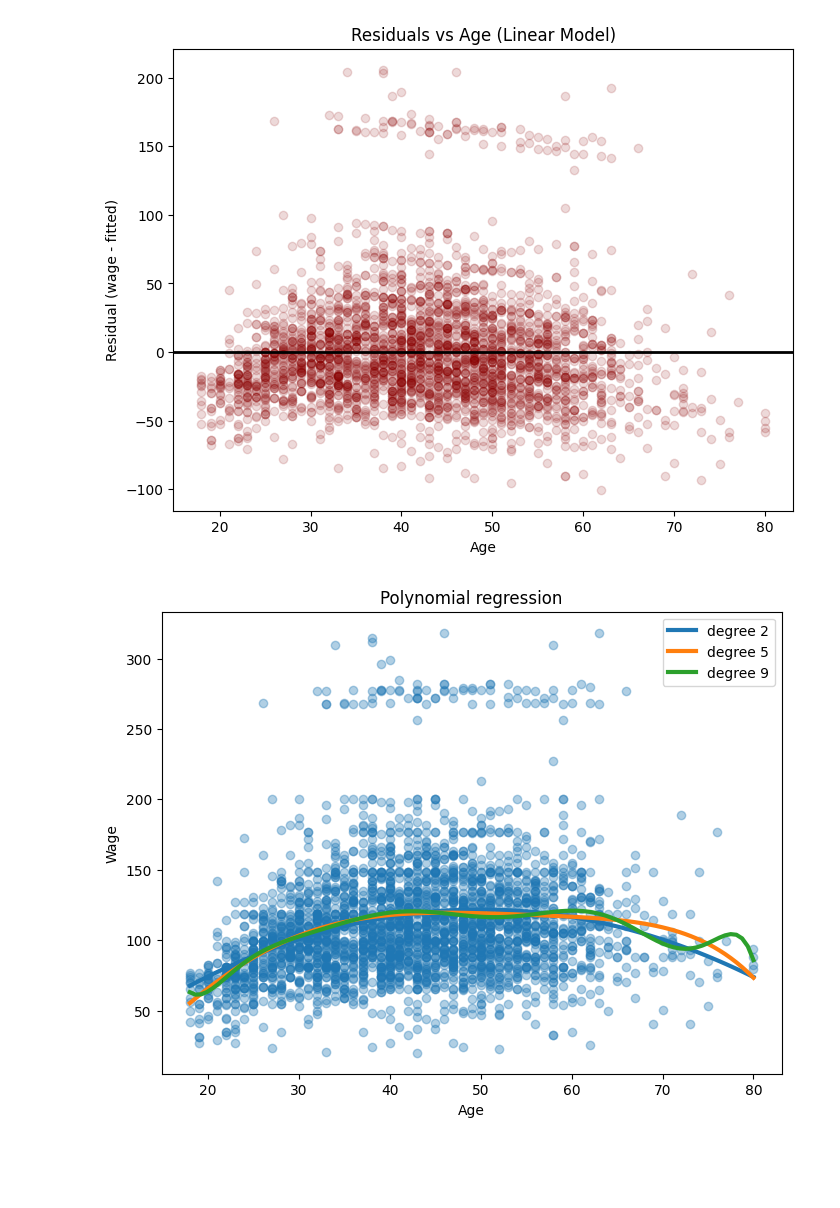
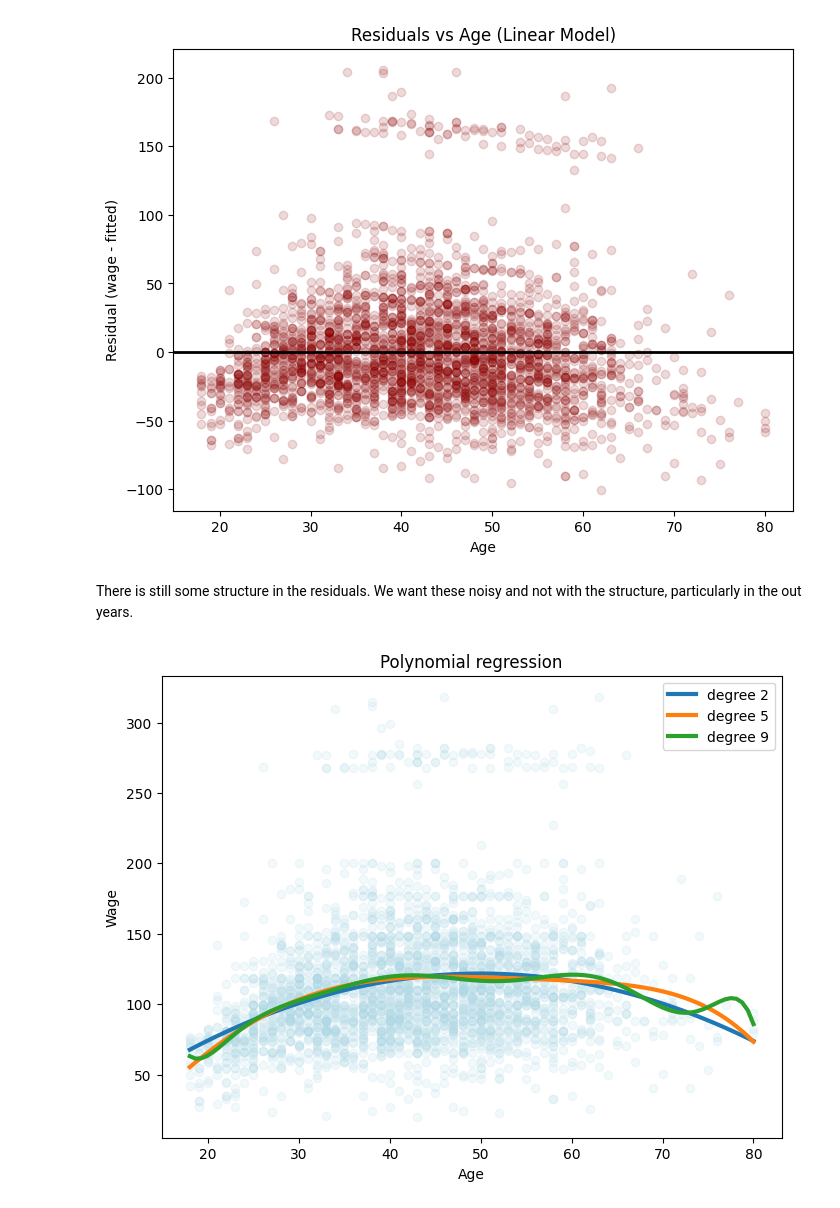
Before and after one commit to AdaptiveMesh/GAM_intro, a Jupyter notebook: gam_prep.ipynb, the cells around one changed output. Cells and saved outputs as stored; diff of their text form; code cells hidden in the pictures; blank space fills up the shorter version.

```diff
--- a/gam_prep.ipynb
+++ b/gam_prep.ipynb
@@ -63,31 +64,33 @@ plt.title("Residuals vs Age (Linear Model)")
 plt.show()
 # %% [output]
 [figure]
+# %% [markdown]
+There is still some structure in the residuals. We want these noisy and not with the structure, particularly in the out years.
 # %%
 # Polynomial Excursion
 
 degrees = [2, 5, 9]
 
 plt.figure(figsize=(8, 6))
-plt.scatter(age, y, alpha=0.35)
+plt.scatter(age, y, alpha=0.15, color = 'lightblue')
 
 for d in degrees:
     basis = MS([poly('age', degree=d)]).fit(Wage)
     X = sm.add_constant(basis.transform(Wage))
     X_new = sm.add_constant(basis.transform(age_df), has_constant='add')
 
     model = sm.OLS(y, X).fit()
 
     X_new_aligned = X_new.reindex(columns=X.columns, fill_value=0)
     y_hat = model.predict(X_new_aligned)
 
     plt.plot(age_grid, y_hat, linewidth=3, label=f"degree {d}")
 
 plt.xlabel("Age")
 plt.ylabel("Wage")
 plt.title("Polynomial regression")
 plt.legend()
 plt.show()
 # %% [output]
-[figure, old version]
+[figure, new version]
 # %% [markdown]
```
Also changed, not shown: parts of 17 cells of this notebook.
